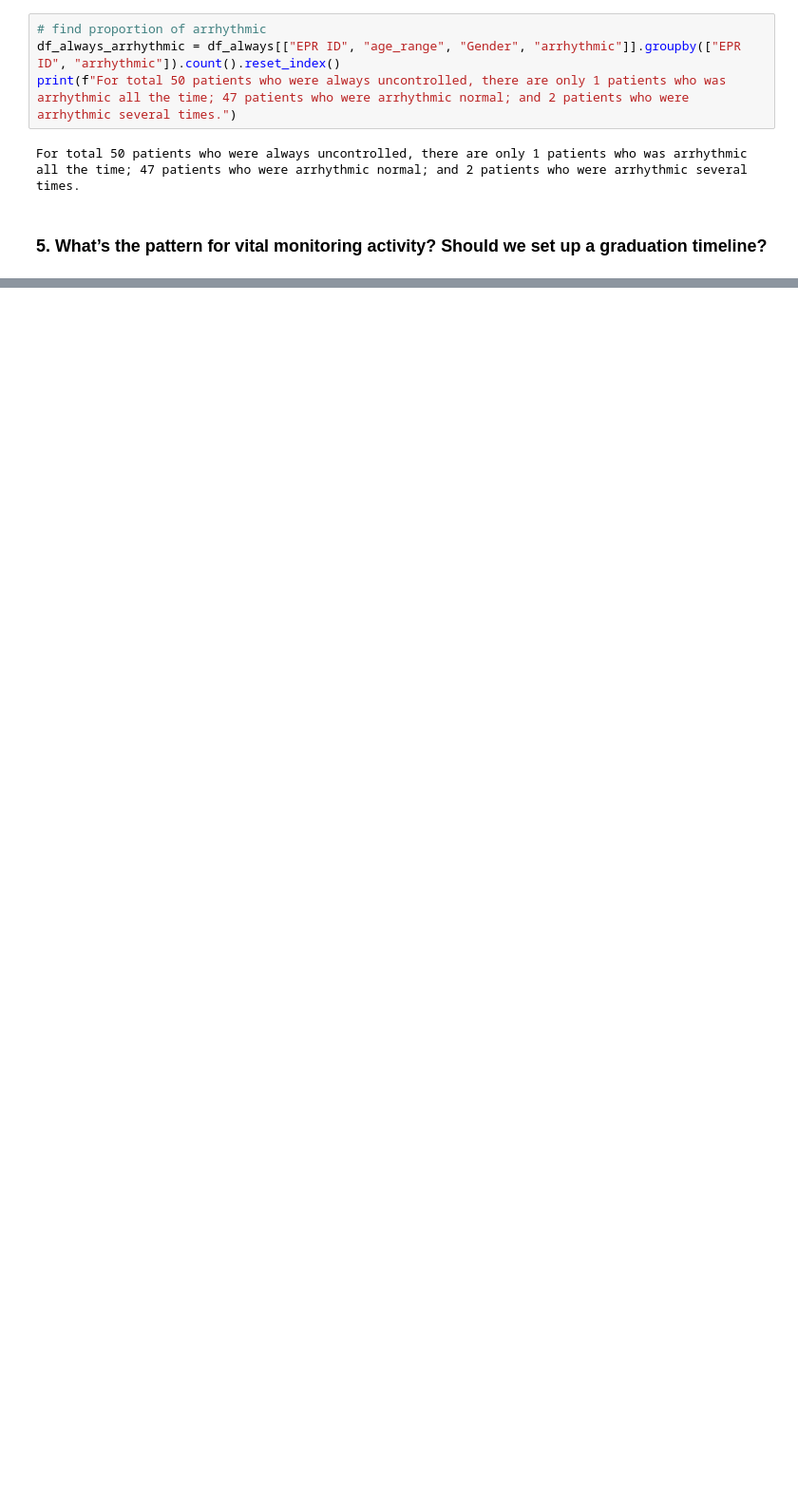
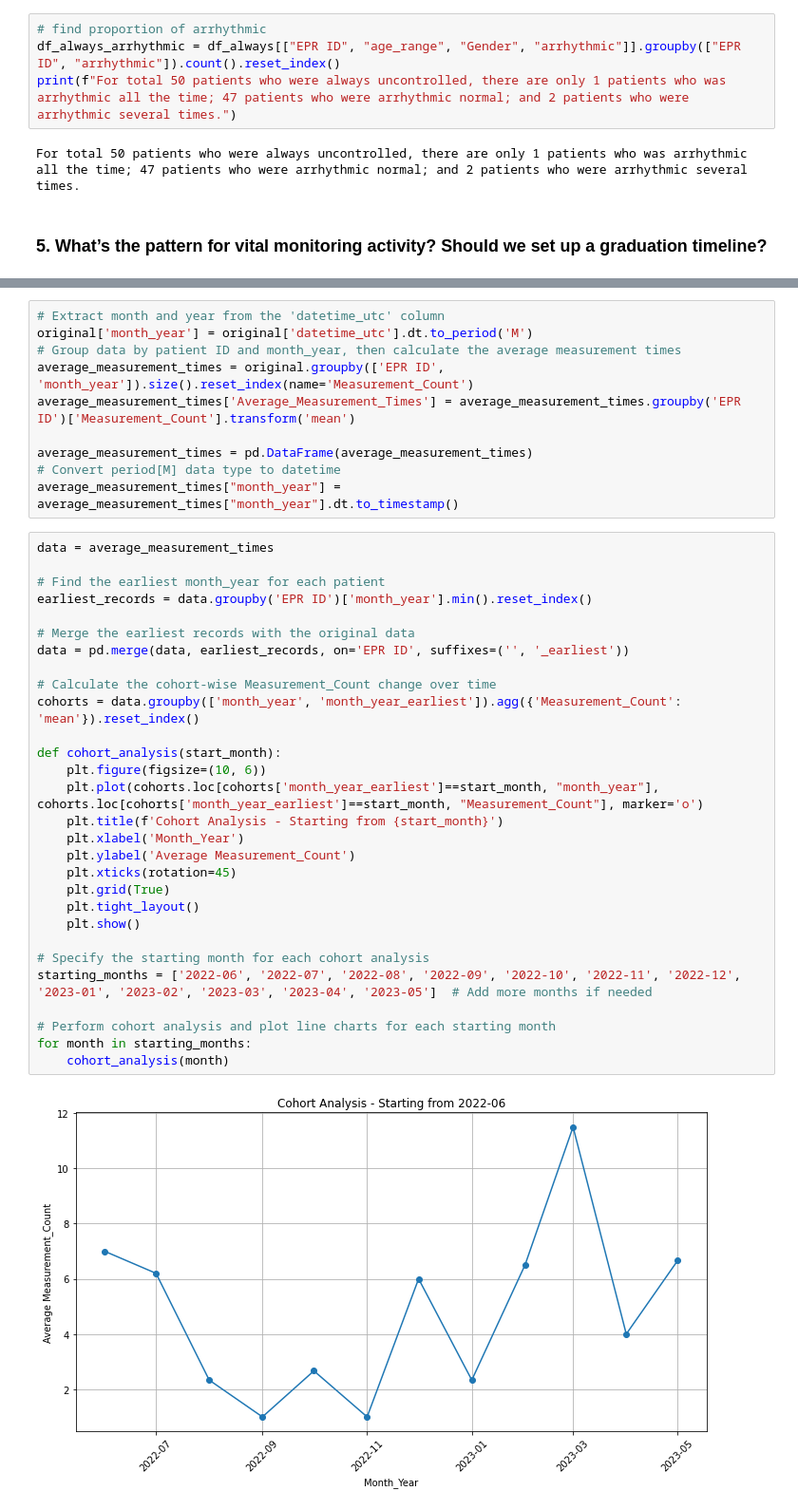
Before and after one commit to ruixuanzheng/iHealthChallenge, a Jupyter notebook: solution.ipynb, the cells around one changed output, grey strips where cells are left out. Shown at 95% size. Cells and saved outputs as stored; diff of their text form; blank space fills up the shorter version.

```diff
--- a/solution.ipynb
+++ b/solution.ipynb
@@ -552,0 +516,41 @@ However, the P value is **0.8** which indicates there's **no significant associa
+# %%
+# Extract month and year from the 'datetime_utc' column
+original['month_year'] = original['datetime_utc'].dt.to_period('M')
+# Group data by patient ID and month_year, then calculate the average measurement times
+average_measurement_times = original.groupby(['EPR ID', 'month_year']).size().reset_index(name='Measurement_Count')
+average_measurement_times['Average_Measurement_Times'] = average_measurement_times.groupby('EPR ID')['Measurement_Count'].transform('mean')
+
+average_measurement_times = pd.DataFrame(average_measurement_times)
+# Convert period[M] data type to datetime
+average_measurement_times["month_year"] = average_measurement_times["month_year"].dt.to_timestamp()
+# %%
+data = average_measurement_times
+
+# Find the earliest month_year for each patient
+earliest_records = data.groupby('EPR ID')['month_year'].min().reset_index()
+
+# Merge the earliest records with the original data
+data = pd.merge(data, earliest_records, on='EPR ID', suffixes=('', '_earliest'))
+
+# Calculate the cohort-wise Measurement_Count change over time
+cohorts = data.groupby(['month_year', 'month_year_earliest']).agg({'Measurement_Count': 'mean'}).reset_index()
+
+def cohort_analysis(start_month):
+    plt.figure(figsize=(10, 6))
+    plt.plot(cohorts.loc[cohorts['month_year_earliest']==start_month, "month_year"], cohorts.loc[cohorts['month_year_earliest']==start_month, "Measurement_Count"], marker='o')
+    plt.title(f'Cohort Analysis - Starting from {start_month}')
+    plt.xlabel('Month_Year')
+    plt.ylabel('Average Measurement_Count')
+    plt.xticks(rotation=45)
+    plt.grid(True)
+    plt.tight_layout()
+    plt.show()
+
+# Specify the starting month for each cohort analysis
+starting_months = ['2022-06', '2022-07', '2022-08', '2022-09', '2022-10', '2022-11', '2022-12', '2023-01', '2023-02', '2023-03', '2023-04', '2023-05']  # Add more months if needed
+
+# Perform cohort analysis and plot line charts for each starting month
+for month in starting_months:
+    cohort_analysis(month)
+# %% [output]
+[figure, added]
```
Also changed, not shown: parts of 12 cells of this notebook.
